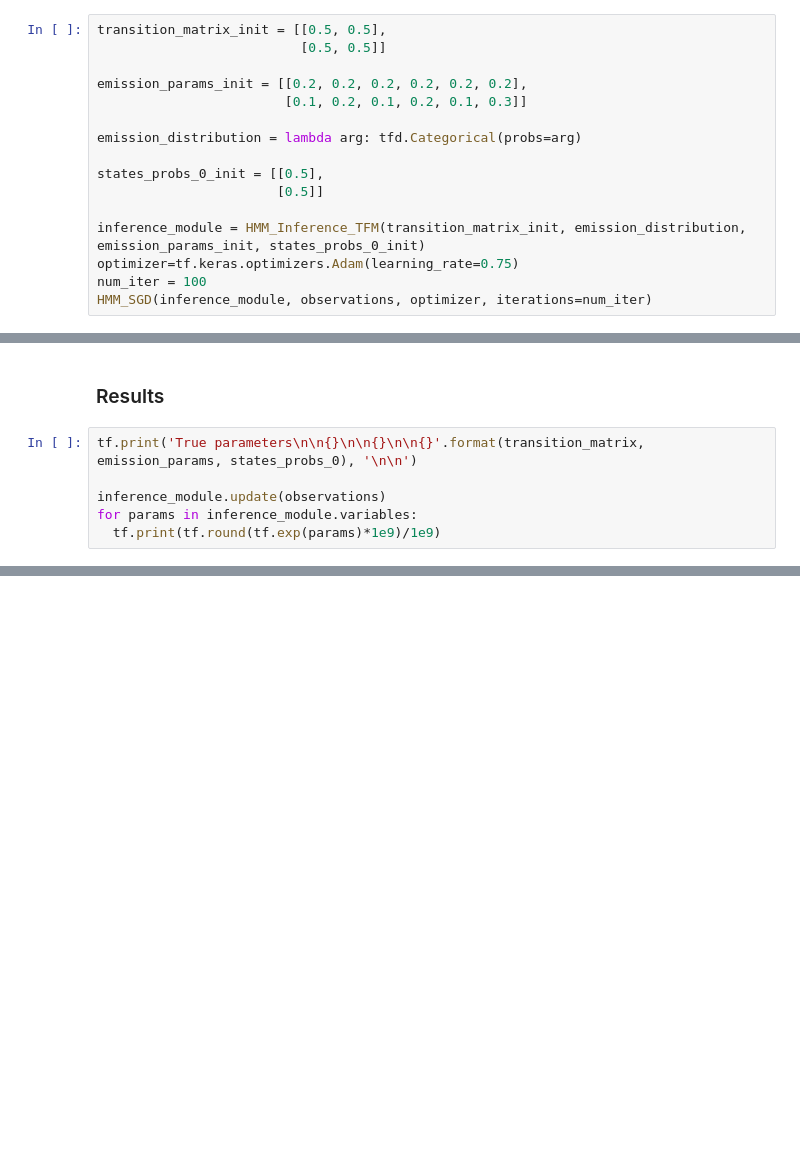
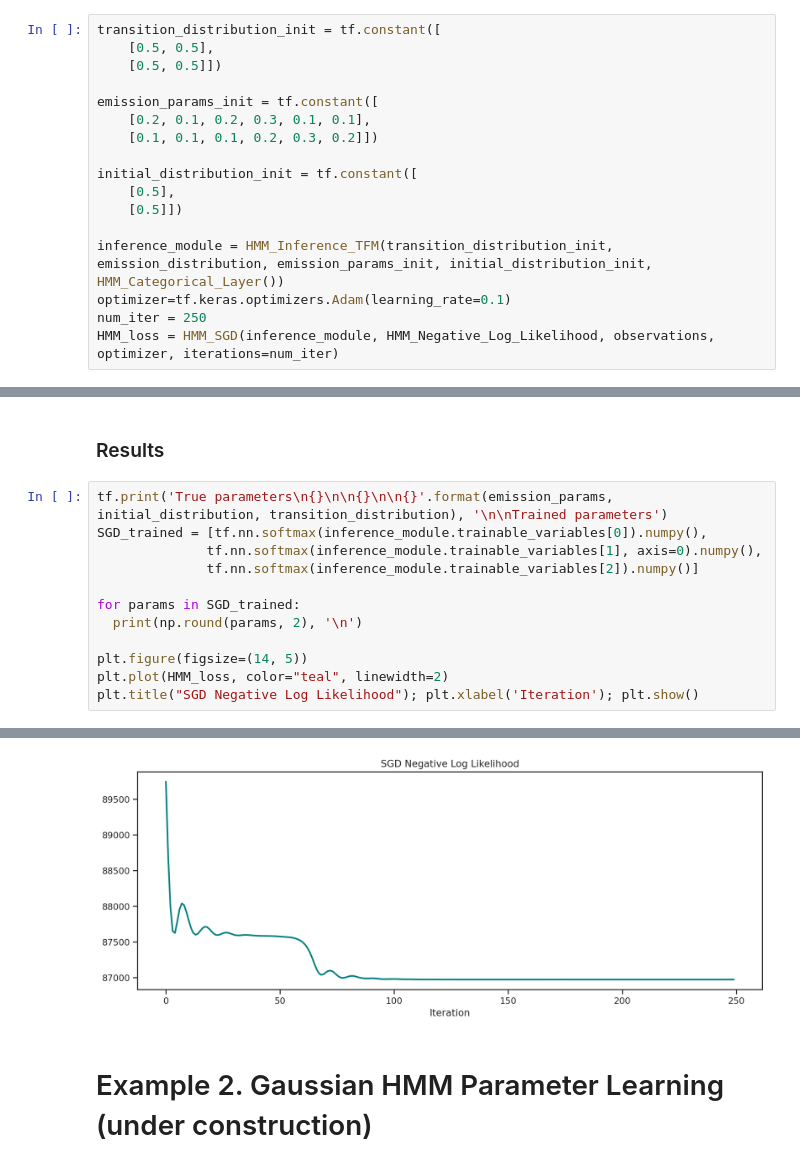
Before and after one commit to CorpuzKB/PML-Advance-Topics-notebooks, a Jupyter notebook: HMM_SGD_Fitting__TensorFlow.ipynb, the cells around one changed output, grey strips where cells are left out. Cells and saved outputs as stored; diff of their text form; blank space fills up the shorter version.

```diff
--- a/HMM_SGD_Fitting__TensorFlow.ipynb
+++ b/HMM_SGD_Fitting__TensorFlow.ipynb
@@ -149,19 +151,20 @@ Generated 5 batches of 5000-step Casino HMM samples
 # %% [markdown]
 ### Start the training routine
 # %%
-transition_matrix_init = [[0.5, 0.5],
-                          [0.5, 0.5]]
+transition_distribution_init = tf.constant([
+    [0.5, 0.5],
+    [0.5, 0.5]])
 
-emission_params_init = [[0.2, 0.2, 0.2, 0.2, 0.2, 0.2],
-                        [0.1, 0.2, 0.1, 0.2, 0.1, 0.3]]
+emission_params_init = tf.constant([
+    [0.2, 0.1, 0.2, 0.3, 0.1, 0.1],
+    [0.1, 0.1, 0.1, 0.2, 0.3, 0.2]])
 
-emission_distribution = lambda arg: tfd.Categorical(probs=arg)
+initial_distribution_init = tf.constant([
+    [0.5],
+    [0.5]])
 
-states_probs_0_init = [[0.5],
-                       [0.5]]
-
-inference_module = HMM_Inference_TFM(transition_matrix_init, emission_distribution, emission_params_init, states_probs_0_init)
-optimizer=tf.keras.optimizers.Adam(learning_rate=0.75)
-num_iter = 100
-HMM_SGD(inference_module, observations, optimizer, iterations=num_iter)
+inference_module = HMM_Inference_TFM(transition_distribution_init, emission_distribution, emission_params_init, initial_distribution_init, HMM_Categorical_Layer())
+optimizer=tf.keras.optimizers.Adam(learning_rate=0.1)
+num_iter = 250
+HMM_loss = HMM_SGD(inference_module, HMM_Negative_Log_Likelihood, observations, optimizer, iterations=num_iter)
 # %% [output]
@@ -185,8 +188,15 @@ Iteration 63:   NLL = 44196.7234102957
 # %% [markdown]
 ### Results
-# %%
-tf.print('True parameters\n\n{}\n\n{}\n\n{}'.format(transition_matrix, emission_params, states_probs_0), '\n\n')
-
-inference_module.update(observations)
-for params in inference_module.variables:
-  tf.print(tf.round(tf.exp(params)*1e9)/1e9)
+# %%
+tf.print('True parameters\n{}\n\n{}\n\n{}'.format(emission_params, initial_distribution, transition_distribution), '\n\nTrained parameters')
+SGD_trained = [tf.nn.softmax(inference_module.trainable_variables[0]).numpy(),
+              tf.nn.softmax(inference_module.trainable_variables[1], axis=0).numpy(),
+              tf.nn.softmax(inference_module.trainable_variables[2]).numpy()]
+
+for params in SGD_trained:
+  print(np.round(params, 2), '\n')
+
+plt.figure(figsize=(14, 5))
+plt.plot(HMM_loss, color="teal", linewidth=2)
+plt.title("SGD Negative Log Likelihood"); plt.xlabel('Iteration'); plt.show()
+# %% [output]
@@ -192,0 +222,3 @@ for params in inference_module.variables:
+[figure, added]
+# %% [markdown]
+# Example 2. Gaussian HMM Parameter Learning (under construction)
```
Also changed, not shown: parts of 17 cells of this notebook.
